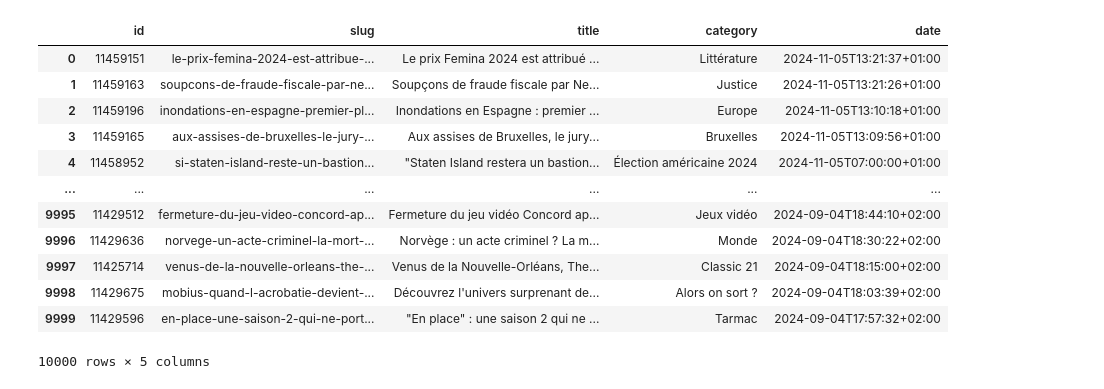
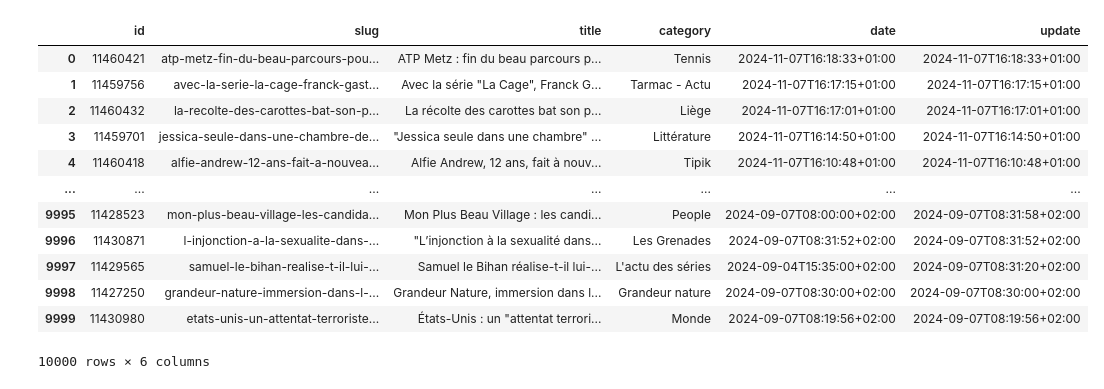
Before and after one commit to Jojopanis/becode-capstone-challenge, a Jupyter notebook: explo.ipynb, the cells around one changed output. Saved outputs shown, nothing was run; the diff lists cells and outputs as text; code cells hidden in the pictures.

```diff
--- a/explo.ipynb
+++ b/explo.ipynb
@@ -3,20 +3,20 @@ import pandas as pd
 # %%
 df = pd.read_json('articles.json')
 df.drop_duplicates(inplace=True)
-df
+df.sort_values(by='update', ascending=False)
 # %% [output]
-|  | id | slug | title | category | date |
-| 0 | 11459151 | le-prix-femina-2024-est-attribue-... | Le prix Femina 2024 est attribué ... | Littérature | 2024-11-05T13:21:37+01:00 |
-| 1 | 11459163 | soupcons-de-fraude-fiscale-par-ne... | Soupçons de fraude fiscale par Ne... | Justice | 2024-11-05T13:21:26+01:00 |
-| 2 | 11459196 | inondations-en-espagne-premier-pl... | Inondations en Espagne : premier ... | Europe | 2024-11-05T13:10:18+01:00 |
-| 3 | 11459165 | aux-assises-de-bruxelles-le-jury-... | Aux assises de Bruxelles, le jury... | Bruxelles | 2024-11-05T13:09:56+01:00 |
-| 4 | 11458952 | si-staten-island-reste-un-bastion... | "Staten Island restera un bastion... | Élection américaine 2024 | 2024-11-05T07:00:00+01:00 |
-| ... | ... | ... | ... | ... | ... |
-| 9995 | 11429512 | fermeture-du-jeu-video-concord-ap... | Fermeture du jeu vidéo Concord ap... | Jeux vidéo | 2024-09-04T18:44:10+02:00 |
-| 9996 | 11429636 | norvege-un-acte-criminel-la-mort-... | Norvège : un acte criminel ? La m... | Monde | 2024-09-04T18:30:22+02:00 |
-| 9997 | 11425714 | venus-de-la-nouvelle-orleans-the-... | Venus de la Nouvelle-Orléans, The... | Classic 21 | 2024-09-04T18:15:00+02:00 |
-| 9998 | 11429675 | mobius-quand-l-acrobatie-devient-... | Découvrez l'univers surprenant de... | Alors on sort ? | 2024-09-04T18:03:39+02:00 |
-| 9999 | 11429596 | en-place-une-saison-2-qui-ne-port... | "En place" : une saison 2 qui ne ... | Tarmac | 2024-09-04T17:57:32+02:00 |
+|  | id | slug | title | category | date | update |
+| 0 | 11460421 | atp-metz-fin-du-beau-parcours-pou... | ATP Metz : fin du beau parcours p... | Tennis | 2024-11-07T16:18:33+01:00 | 2024-11-07T16:18:33+01:00 |
+| 1 | 11459756 | avec-la-serie-la-cage-franck-gast... | Avec la série "La Cage", Franck G... | Tarmac - Actu | 2024-11-07T16:17:15+01:00 | 2024-11-07T16:17:15+01:00 |
+| 2 | 11460432 | la-recolte-des-carottes-bat-son-p... | La récolte des carottes bat son p... | Liège | 2024-11-07T16:17:01+01:00 | 2024-11-07T16:17:01+01:00 |
+| 3 | 11459701 | jessica-seule-dans-une-chambre-de... | "Jessica seule dans une chambre" ... | Littérature | 2024-11-07T16:14:50+01:00 | 2024-11-07T16:14:50+01:00 |
+| 4 | 11460418 | alfie-andrew-12-ans-fait-a-nouvea... | Alfie Andrew, 12 ans, fait à nouv... | Tipik | 2024-11-07T16:10:48+01:00 | 2024-11-07T16:10:48+01:00 |
+| ... | ... | ... | ... | ... | ... | ... |
+| 9995 | 11428523 | mon-plus-beau-village-les-candida... | Mon Plus Beau Village : les candi... | People | 2024-09-07T08:00:00+02:00 | 2024-09-07T08:31:58+02:00 |
+| 9996 | 11430871 | l-injonction-a-la-sexualite-dans-... | "L’injonction à la sexualité dans... | Les Grenades | 2024-09-07T08:31:52+02:00 | 2024-09-07T08:31:52+02:00 |
+| 9997 | 11429565 | samuel-le-bihan-realise-t-il-lui-... | Samuel le Bihan réalise-t-il lui-... | L'actu des séries | 2024-09-04T15:35:00+02:00 | 2024-09-07T08:31:20+02:00 |
+| 9998 | 11427250 | grandeur-nature-immersion-dans-l-... | Grandeur Nature, immersion dans l... | Grandeur nature | 2024-09-07T08:30:00+02:00 | 2024-09-07T08:30:00+02:00 |
+| 9999 | 11430980 | etats-unis-un-attentat-terroriste... | États-Unis : un "attentat terrori... | Monde | 2024-09-07T08:19:56+02:00 | 2024-09-07T08:19:56+02:00 |
-10000 rows × 5 columns
+10000 rows × 6 columns
 # %%
 import plotly.express as px
```
Also changed, not shown: parts of 4 cells of this notebook, 2 other files.
